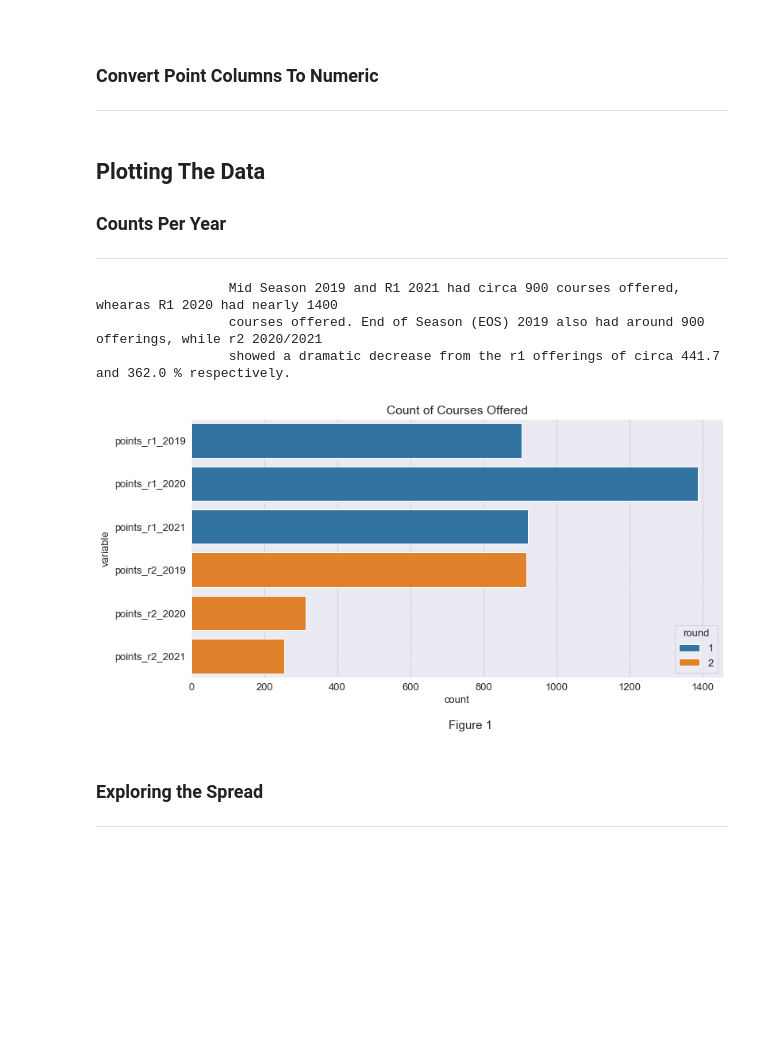
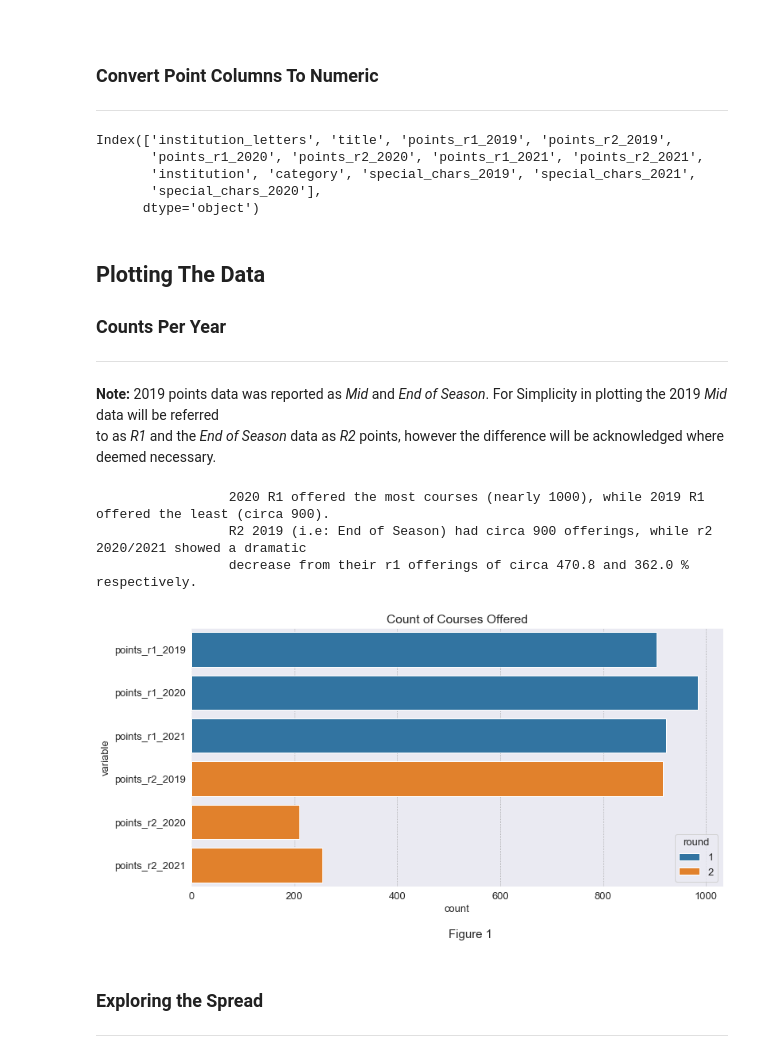
Before and after one commit to CiaranMoran27/Fundamentals-of-Data-Analysis, a Jupyter notebook: cao.ipynb, the cells around one changed output. Drawn from its saved outputs; the diff is of its cells as text; code cells hidden in the pictures; blank space fills up the shorter version.

```diff
--- a/cao.ipynb
+++ b/cao.ipynb
@@ -138,10 +149,7 @@ Name: 1463, dtype: object
 # %%
-import urllib3
-import pdfplumber
-import io
-
 
 def scrape_pdf_from_website(url):
+    '''Scrapes online pdf using passed url and returns the data as text'''
     http = urllib3.PoolManager()                           # instansiate pool manager object for sending requests
     temp_binary = io.BytesIO()                             # create instance for storing binary data
     temp_binary.write(http.request("GET", url).data)       # request url data and write to temp_binary storage
@@ -153,5 +161,6 @@ def scrape_pdf_from_website(url):
             data_final += data                                     # concatenates text to data_final variable
     return data_final
 
+# define url and pass to function
 url  = 'http://www2.cao.ie/points/lvl8_19.pdf'
 pdf_text = scrape_pdf_from_website(url)
@@ -158,5 +171,6 @@ pdf_text = scrape_pdf_from_website(url)
 # %%
 def data_handler_2019(regex, line_splitter, text):
+    '''Uses passes regex and linesplit conditions to reformat and return passed text'''
 
     df_data = []                                             # placeholder to add list of rows to
     for match in re.finditer(regex, text):                   # iterate matches each line
@@ -172,10 +186,14 @@ def data_handler_2019(regex, line_splitter, text):
 
 # regex statement (will isolate all lines starting with course code)
 regex = re.compile(r'([A-Z]{2}[0-9]{3})(.*)')
+
+# multiple bitwise OR conditions look for different combinations of characters
+# e.g '#\d{3}\*' checks for hashtag character followed by 3 digits and then any number of characters
 line_split_conditions = '(#\d{3}\* |#\d{2}\* |\d{3}\* |\d{2}\* |\d{3} |\d{2} |#\d{3} |#\d{2} |# \+matric|#)'
 
+# pass regex, linesplit conditions and text to function and save to data folder
 df_2019 = data_handler_2019(regex, line_split_conditions, pdf_text)
-df_2019.to_csv('data/cao_2019_final.csv')
+df_2019.to_csv('data/2019/cao_2019_final.csv')
 
 print('NB: it was verified as of 26/11/2021 that there were {} courses exactly in the CAO 2019 points list.'
       .format(len(df_2019.index)))
@@ -207,7 +225,7 @@ Name: 929, dtype: object
 ***
 # %%
 # read in 2021 data from csv and convert to dataframe
-df_2021 =  pd.read_csv('data/cao_2021_final_data.csv', encoding ='cp1252', header = None)
+df_2021 =  pd.read_csv('data/2021/cao_2021_final_data.csv', encoding ='cp1252', header = None)
 # %%
 # isolate wanted cols from 2020 data and then rename them
 df_2020 = df_2020[['COURSE CODE2', 'COURSE TITLE', 'CATEGORY (i.e.ISCED description)', 'HEI',
@@ -460,10 +512,28 @@ for col in all_courses.columns:
     # convert all cols to numeric, cast erros as NaN
     if 'points' in col:
         all_courses[col]  = pd.to_numeric(all_courses[col], errors = 'coerce')
+# %%
+# drop un-needed cols
+cols_for_drop = ['*r1_2020', '*r2_2020', '#Test/Interview2020']
+all_courses.drop(cols_for_drop, inplace = True, axis = 1)
+
+# write final df to disc before plotting
+all_courses.to_csv('data/cao_all_years_final.csv')
+# %%
+all_courses.columns
+# %% [output]
+Index(['institution_letters', 'title', 'points_r1_2019', 'points_r2_2019',
+       'points_r1_2020', 'points_r2_2020', 'points_r1_2021', 'points_r2_2021',
+       'institution', 'category', 'special_chars_2019', 'special_chars_2021',
+       'special_chars_2020'],
+      dtype='object')
 # %% [markdown]
 ## Plotting The Data
 ### Counts Per Year
 ***
+# %% [markdown]
+**Note:** 2019 points data was reported as *Mid* and *End of Season*. For Simplicity in plotting the 2019 *Mid* data will be referred<br>
+to as *R1* and the *End of Season* data as *R2* points, however the difference will be acknowledged where deemed necessary.
 # %%
 # declare value cols for melt function
 points_cols = ['points_r1_2019', 'points_r1_2020', 'points_r1_2021', 'points_r2_2019',
@@ -481,36 +551,36 @@ melted_df['year'] = np.where(melted_df['variable'].str.contains('2021'), '2021',
 # %%
 
 fig, ax = plt.subplots(figsize = (12, 6), sharex = True)
 plt.figtext(0.5, -0.025, 'Figure 1', wrap = True, fontsize = 15)
 ax.set_title('Count of Courses Offered')
 
 # add col to distinguish between r1 and r2 for hue of countplot
 melted_df['round'] = np.where(melted_df['variable'].str.contains('r1|Mid'), '1',
                        np.where(melted_df['variable'].str.contains('r2|EOS'), '2', '0'))
 
 # remove null values
 melted_no_null = melted_df[melted_df['value'].notnull()]
 
 # plot count of courses and use 'round' col to set hue, also set dodge to true to shift nested hue elements along axis
 plot = sns.countplot(data = melted_no_null, y = 'variable', hue = 'round', dodge  = False);
 
 # calculate percent change between r1 and r1 counts for 2021 and 2021 years
 comparison_2020 = (melted_no_null['variable'].value_counts()['points_r1_2020'] /
                    melted_no_null['variable'].value_counts()['points_r2_2020']) * 100
 
 comparison_2021 = (melted_no_null['variable'].value_counts()['points_r1_2021'] /
                    melted_no_null['variable'].value_counts()['points_r2_2021']) * 100
 
 spacer = ' ' * 17
-print('\n{}Mid Season 2019 and R1 2021 had circa 900 courses offered, whearas R1 2020 had nearly 1400\n\
-{}courses offered. End of Season (EOS) 2019 also had around 900 offerings, while r2 2020/2021\n\
-{}showed a dramatic decrease from the r1 offerings of circa {} and {} % respectively.\n\
+print('\n{}2020 R1 offered the most courses (nearly 1000), while 2019 R1 offered the least (circa 900).\n\
+{}R2 2019 (i.e: End of Season) had circa 900 offerings, while r2 2020/2021 showed a dramatic\n\
+{}decrease from their r1 offerings of circa {} and {} % respectively.\n\
 {}\n'.format(spacer, spacer, spacer,round(comparison_2020, 1), round(comparison_2021, 1), spacer))
 # %% [output]
-                 Mid Season 2019 and R1 2021 had circa 900 courses offered, whearas R1 2020 had nearly 1400
-                 courses offered. End of Season (EOS) 2019 also had around 900 offerings, while r2 2020/2021
-                 showed a dramatic decrease from the r1 offerings of circa 441.7 and 362.0 % respectively.
+                 2020 R1 offered the most courses (nearly 1000), while 2019 R1 offered the least (circa 900).
+                 R2 2019 (i.e: End of Season) had circa 900 offerings, while r2 2020/2021 showed a dramatic
+                 decrease from their r1 offerings of circa 470.8 and 362.0 % respectively.
-[figure, old version]
+[figure, new version]
 # %% [markdown]
 
 ### Exploring the Spread
```
Also changed, not shown: parts of 29 cells of this notebook, 12 other files.
